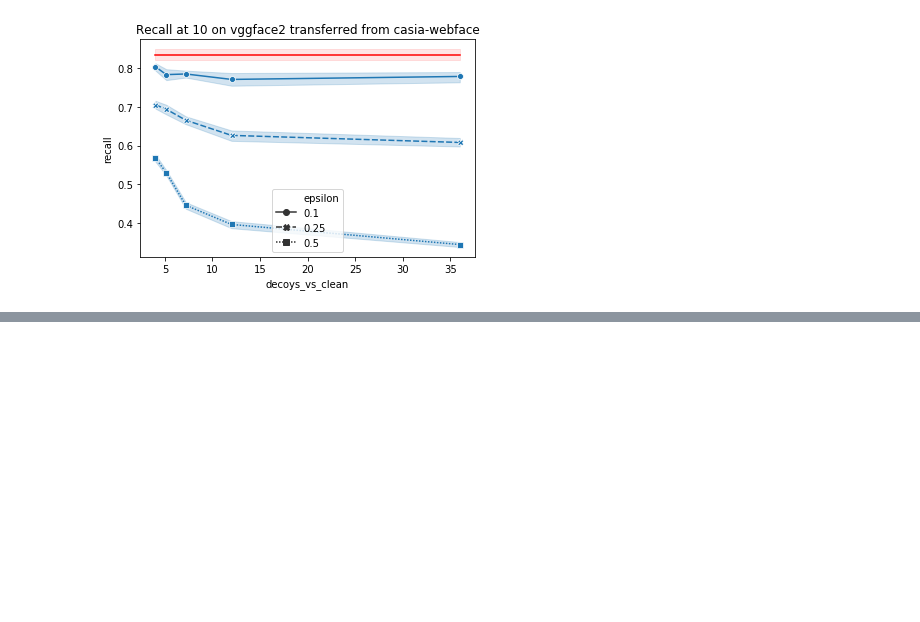
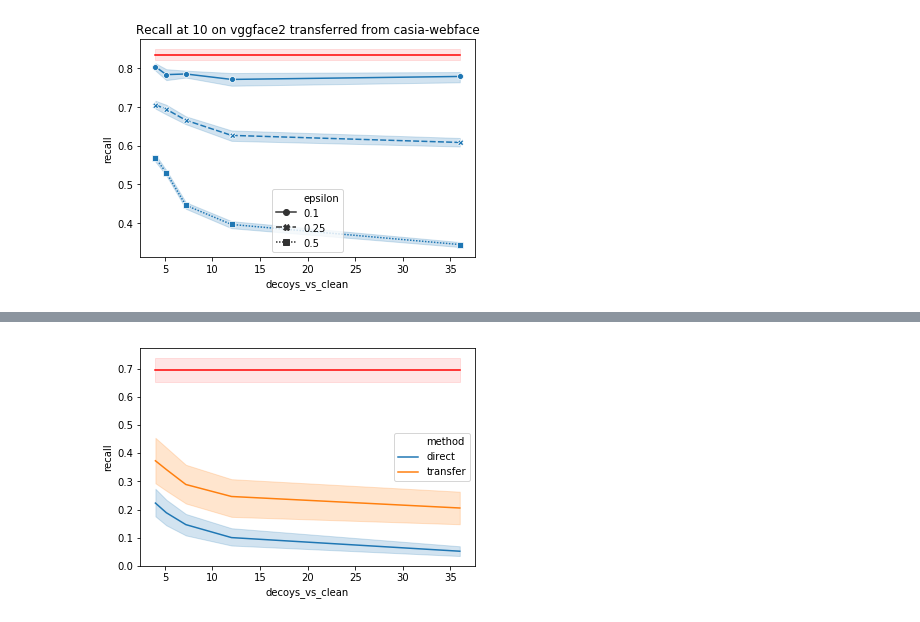
Before and after one commit to psturmfels/adversarial_faces, a Jupyter notebook: notebooks/Draw_Recall.ipynb, the cells around one changed output, grey strips where cells are left out. Saved outputs shown, nothing was run; the diff lists cells and outputs as text; code cells hidden in the pictures; blank space fills up the shorter version.

```diff
--- a/notebooks/Draw_Recall.ipynb
+++ b/notebooks/Draw_Recall.ipynb
@@ -208,0 +282,4 @@ draw_results(
+# %%
+draw_transfer(0.5, k=10)
+# %% [output]
+[figure, added]
```
Also changed, not shown: parts of 15 cells of this notebook, 6 other files.
